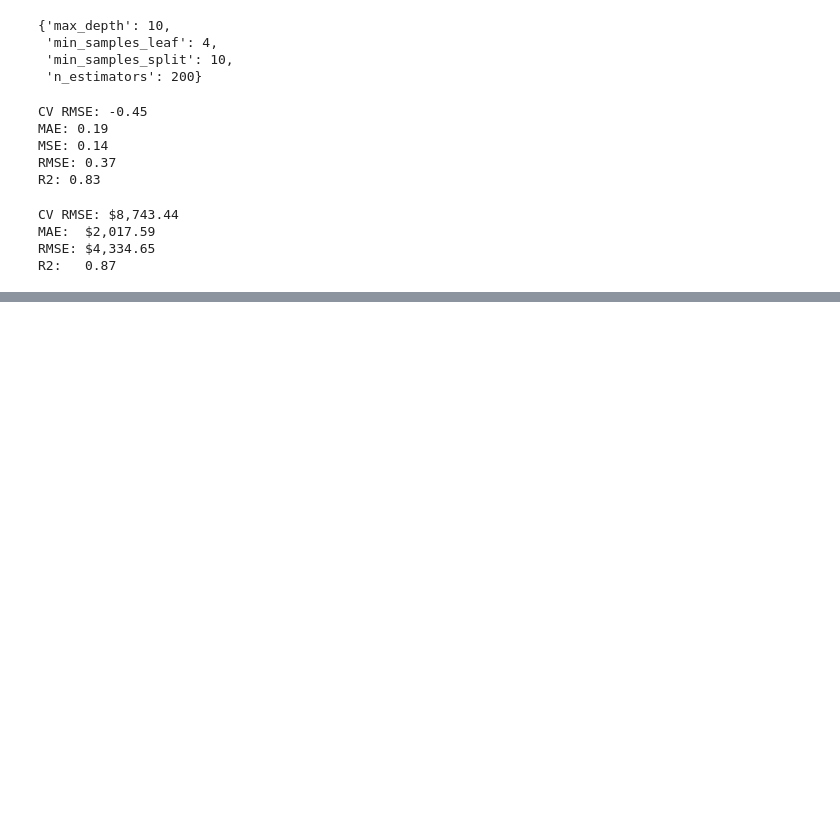
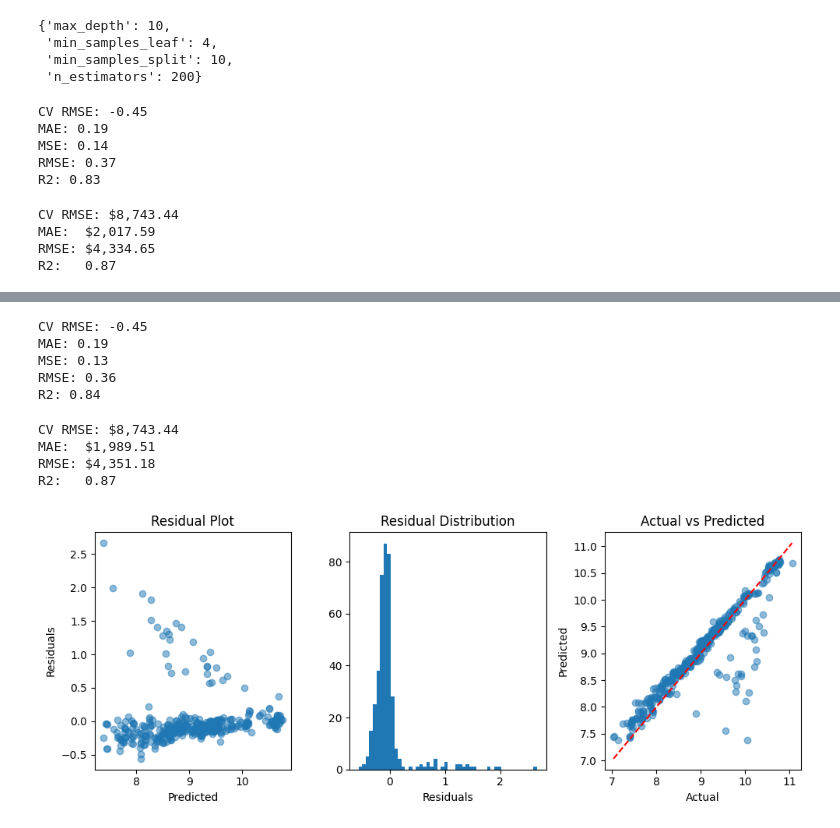
Before and after one commit to nh-adorie/adorie-data-projects, a Jupyter notebook: medical-cost-personal/notebook.ipynb, the cells around one changed output, grey strips where cells are left out. Drawn from its saved outputs; the diff is of its cells as text; code cells hidden in the pictures; blank space fills up the shorter version.

```diff
--- a/medical-cost-personal/notebook.ipynb
+++ b/medical-cost-personal/notebook.ipynb
@@ -386,0 +437,13 @@ R2:   0.87
+# %%
+# initialize XGBoost model
+xgb_model = xgb.XGBRegressor(random_state=42)
+# %%
+# GridSearchCV
+grid_search = GridSearchCV(
+    estimator=xgb_model,
+    param_grid=param_grid,
+    cv=5,
+    scoring='neg_root_mean_squared_error',
+    n_jobs=-1,
+    verbose=1
+)
@@ -386,0 +476,22 @@ R2:   0.87
+# %%
+# evaluate
+result_xgb_log = evaluate_log(model, "XGBoost - Log", X_train, y_train, y_test, y_test_pred)
+df_results = pd.concat([df_results, pd.DataFrame([result_xgb_log])], ignore_index=True)
+# %% [output]
+CV RMSE: -0.45
+MAE: 0.19
+MSE: 0.13
+RMSE: 0.36
+R2: 0.84
+# %%
+results_xgb_original = evaluate_original(model, "XGBoost - Original", X_train, y_train, X_test, y_test, y_test_pred)
+df_results = pd.concat([df_results, pd.DataFrame([results_xgb_original])], ignore_index=True)
+# %% [output]
+CV RMSE: $8,743.44
+MAE:  $1,989.51
+RMSE: $4,351.18
+R2:   0.87
+# %%
+residual_visualization(y_test, y_test_pred)
+# %% [output]
+[figure, added]
```
Also changed, not shown: parts of 15 cells of this notebook.
